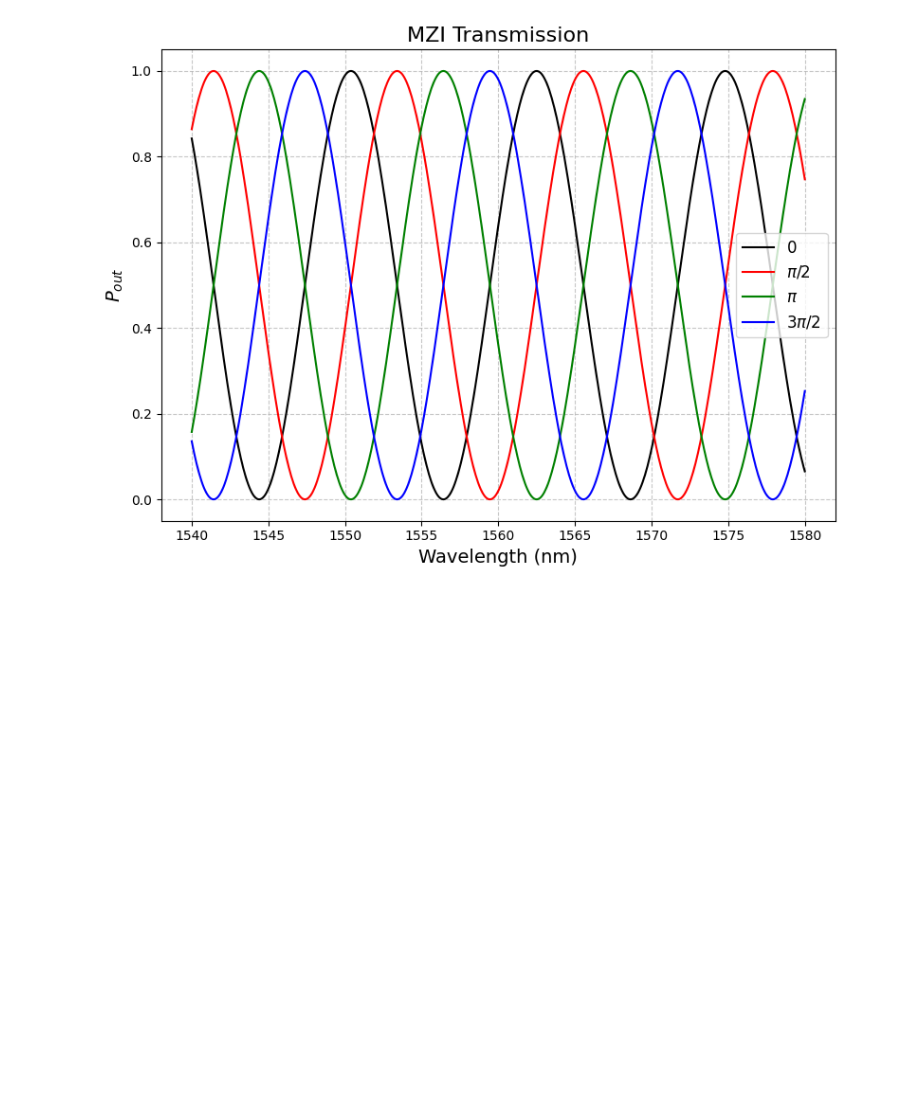
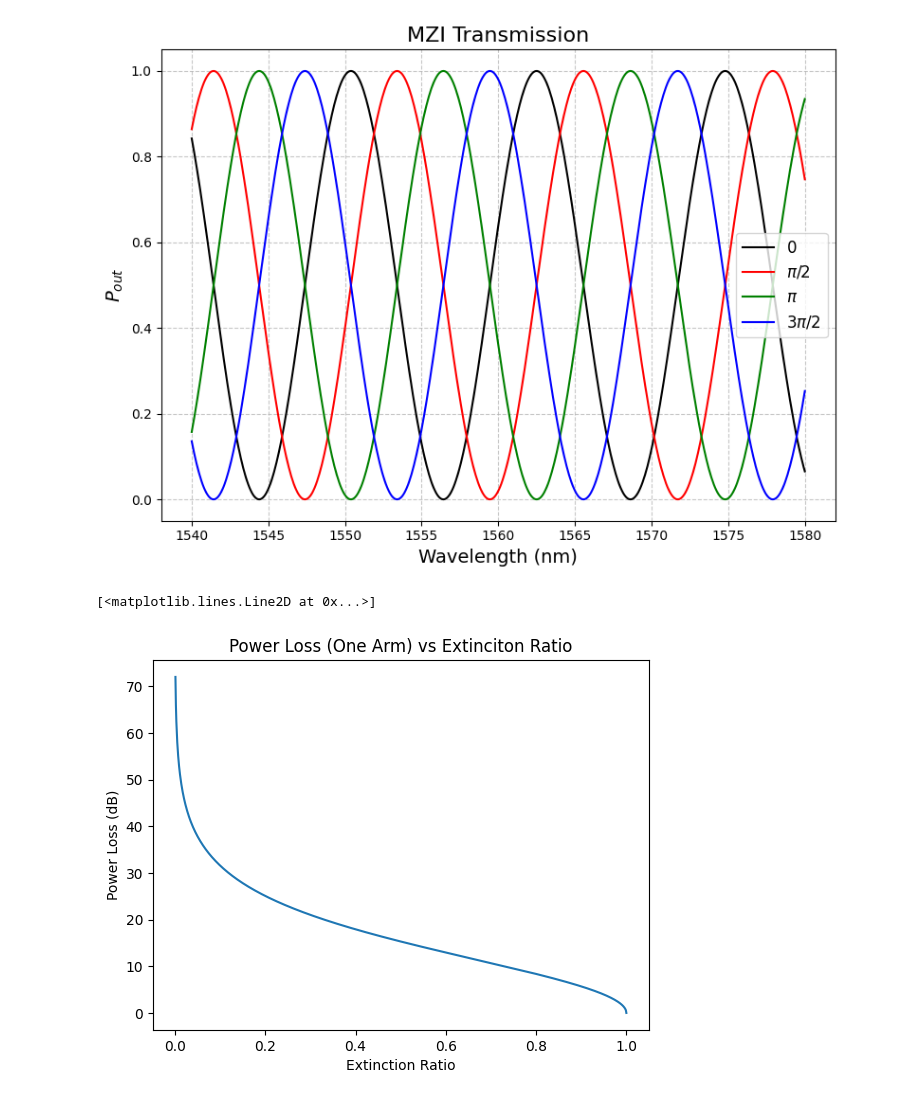
Before and after one commit to kunes-kamila/PCM, a Jupyter notebook: measurement.ipynb, the cells around one changed output. Cells and saved outputs as stored; diff of their text form; code cells hidden in the pictures; blank space fills up the shorter version.

```diff
--- a/measurement.ipynb
+++ b/measurement.ipynb
@@ -117,3 +111,18 @@ plt.tight_layout()
 plt.show()
 # %% [output]
 [figure]
+# %%
+# EXTINCTION RATIO TO POWER LOSS IN DB ###############################################################################
+
+extinction = np.linspace(0,1,1000)
+
+alpha = (1 - np.sqrt(1-extinction)) / ((np.sqrt(1-extinction)+1))
+pl = -10*np.log10(alpha**2) # calculated power loss
+
+plt.title("Power Loss (One Arm) vs Extinciton Ratio")
+plt.xlabel("Extinction Ratio")
+plt.ylabel("Power Loss (dB)")
+plt.plot(extinction, pl)
+# %% [output]
+[<matplotlib.lines.Line2D at 0x...>]
+[figure, added]
```
Also changed, not shown: parts of 8 cells of this notebook, 3 other files.
